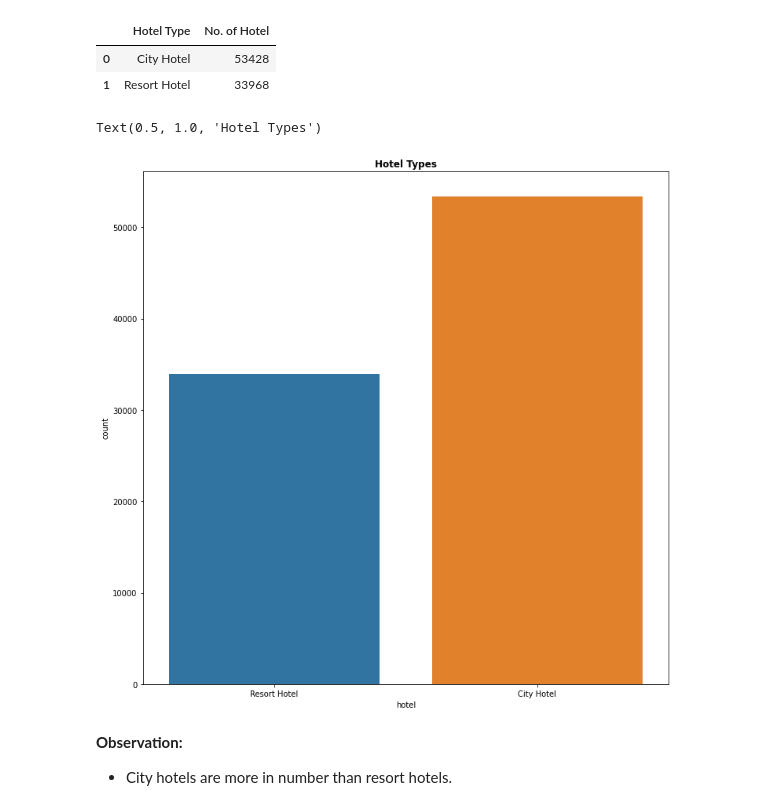
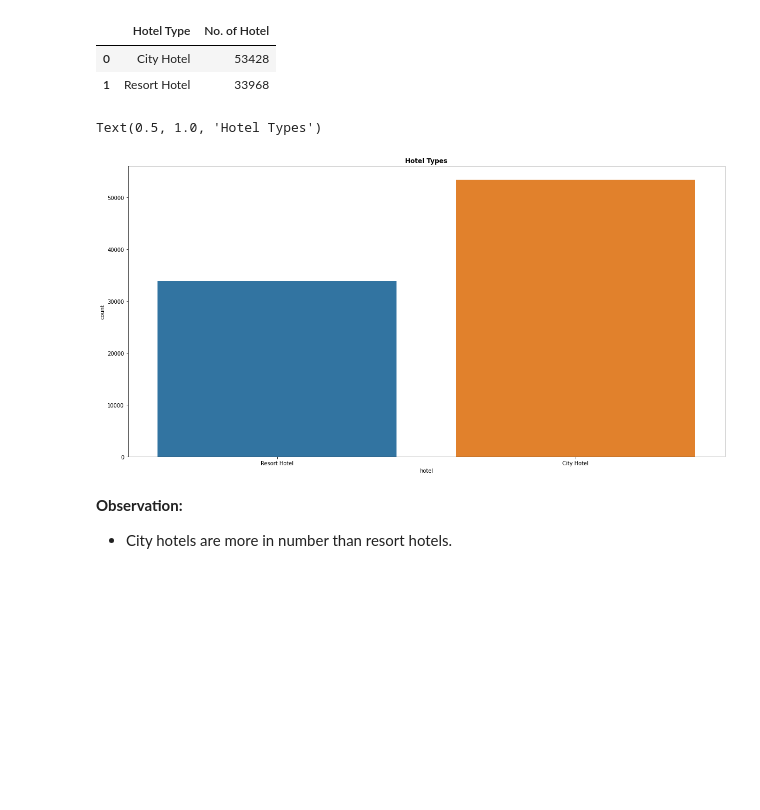
Before and after one commit to SabirAjmal10/Hotel-Booking-Analysis-EDA-Capstone-Project, a Jupyter notebook: Hotel_Booking_Analysis_Capstone_Project.ipynb, the cells around one changed output. Drawn from its saved outputs; the diff is of its cells as text; code cells hidden in the pictures; blank space fills up the shorter version.

```diff
--- a/Hotel_Booking_Analysis_Capstone_Project.ipynb
+++ b/Hotel_Booking_Analysis_Capstone_Project.ipynb
@@ -258,12 +258,12 @@ df["hotel"].value_counts().reset_index().rename(columns = {"index" : "Hotel Type
 | 1 | Resort Hotel | 33968 |
 # %%
 # Hotel Types Visualization with seaborn counterplot
-plt.figure(figsize=(12,12))
+plt.figure(figsize=(20,10))
 sns.countplot(x = 'hotel', data = df)
 plt.title('Hotel Types', weight = 'bold')
 # %% [output]
 Text(0.5, 1.0, 'Hotel Types')
-[figure, old version]
+[figure, new version]
 # %% [markdown]
 **Observation:**
 
```
Also changed, not shown: parts of 15 cells of this notebook.
